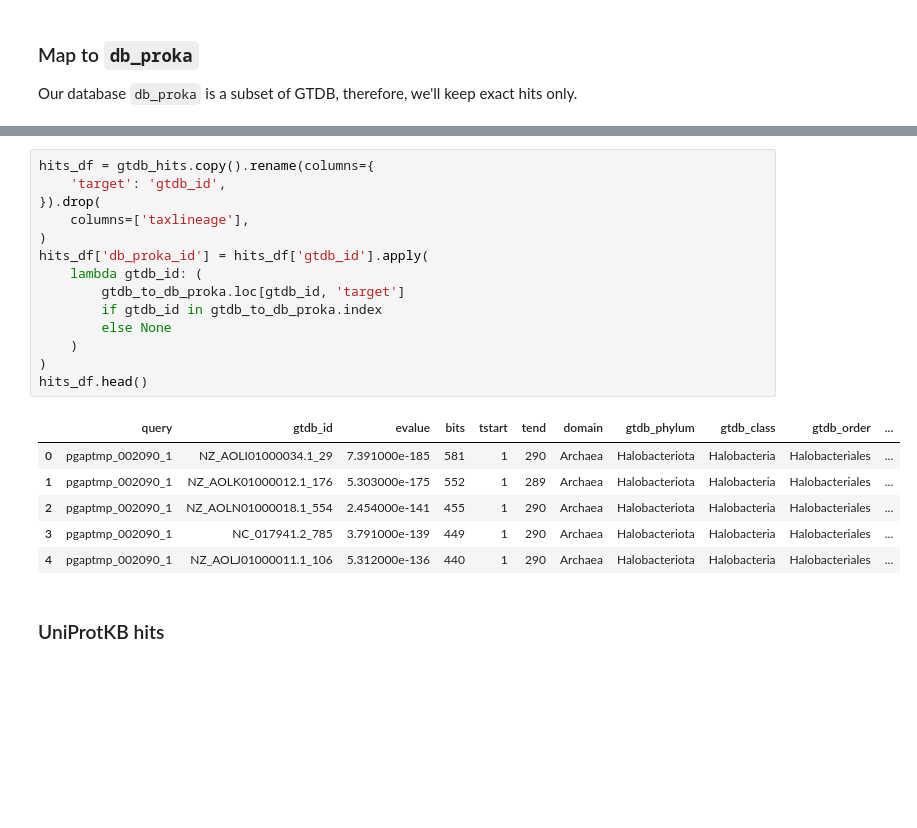
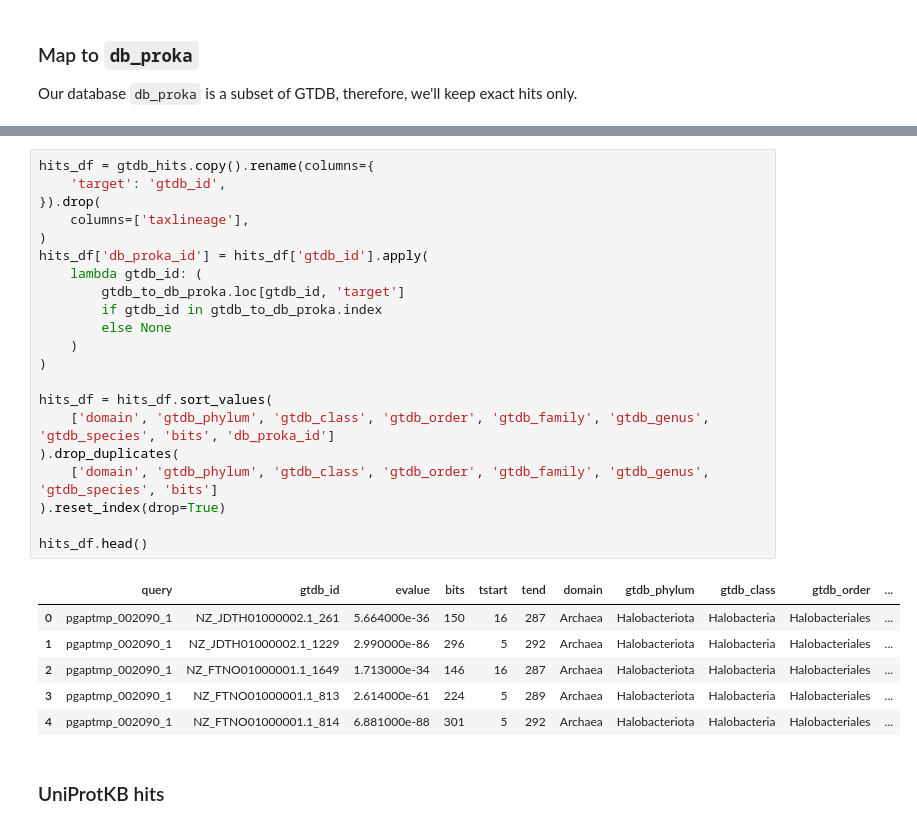
Before and after one commit to Chahrazadt87/AvB, a Jupyter notebook: notebook/homology_search.ipynb, the cells around one changed output, grey strips where cells are left out. Saved outputs shown, nothing was run; the diff lists cells and outputs as text; blank space fills up the shorter version.

```diff
--- a/notebook/homology_search.ipynb
+++ b/notebook/homology_search.ipynb
@@ -169,24 +169,31 @@ gtdb_to_db_proka[gtdb_to_db_proka['target'] == 'WP_256391121.1@GCF_024494695.1']
 # %%
 hits_df = gtdb_hits.copy().rename(columns={
     'target': 'gtdb_id',
 }).drop(
     columns=['taxlineage'],
 )
 hits_df['db_proka_id'] = hits_df['gtdb_id'].apply(
     lambda gtdb_id: (
         gtdb_to_db_proka.loc[gtdb_id, 'target']
         if gtdb_id in gtdb_to_db_proka.index
         else None
     )
 )
+
+hits_df = hits_df.sort_values(
+    ['domain', 'gtdb_phylum', 'gtdb_class', 'gtdb_order', 'gtdb_family', 'gtdb_genus', 'gtdb_species', 'bits', 'db_proka_id']
+).drop_duplicates(
+    ['domain', 'gtdb_phylum', 'gtdb_class', 'gtdb_order', 'gtdb_family', 'gtdb_genus', 'gtdb_species', 'bits']
+).reset_index(drop=True)
+
 hits_df.head()
 # %% [output]
 |  | query | gtdb_id | evalue | bits | tstart | tend | domain | gtdb_phylum | gtdb_class | gtdb_order | ... |
-| 0 | pgaptmp_002090_1 | NZ_AOLI01000034.1_29 | 7.391000e-185 | 581 | 1 | 290 | Archaea | Halobacteriota | Halobacteria | Halobacteriales | ... |
-| 1 | pgaptmp_002090_1 | NZ_AOLK01000012.1_176 | 5.303000e-175 | 552 | 1 | 289 | Archaea | Halobacteriota | Halobacteria | Halobacteriales | ... |
-| 2 | pgaptmp_002090_1 | NZ_AOLN01000018.1_554 | 2.454000e-141 | 455 | 1 | 290 | Archaea | Halobacteriota | Halobacteria | Halobacteriales | ... |
-| 3 | pgaptmp_002090_1 | NC_017941.2_785 | 3.791000e-139 | 449 | 1 | 290 | Archaea | Halobacteriota | Halobacteria | Halobacteriales | ... |
-| 4 | pgaptmp_002090_1 | NZ_AOLJ01000011.1_106 | 5.312000e-136 | 440 | 1 | 290 | Archaea | Halobacteriota | Halobacteria | Halobacteriales | ... |
+| 0 | pgaptmp_002090_1 | NZ_JDTH01000002.1_261 | 5.664000e-36 | 150 | 16 | 287 | Archaea | Halobacteriota | Halobacteria | Halobacteriales | ... |
+| 1 | pgaptmp_002090_1 | NZ_JDTH01000002.1_1229 | 2.990000e-86 | 296 | 5 | 292 | Archaea | Halobacteriota | Halobacteria | Halobacteriales | ... |
+| 2 | pgaptmp_002090_1 | NZ_FTNO01000001.1_1649 | 1.713000e-34 | 146 | 16 | 287 | Archaea | Halobacteriota | Halobacteria | Halobacteriales | ... |
+| 3 | pgaptmp_002090_1 | NZ_FTNO01000001.1_813 | 2.614000e-61 | 224 | 5 | 289 | Archaea | Halobacteriota | Halobacteria | Halobacteriales | ... |
+| 4 | pgaptmp_002090_1 | NZ_FTNO01000001.1_814 | 6.881000e-88 | 301 | 5 | 292 | Archaea | Halobacteriota | Halobacteria | Halobacteriales | ... |
 # %% [markdown]
 ### UniProtKB hits
 # %%
```
Also changed, not shown: parts of 6 cells of this notebook, 4 other files.
